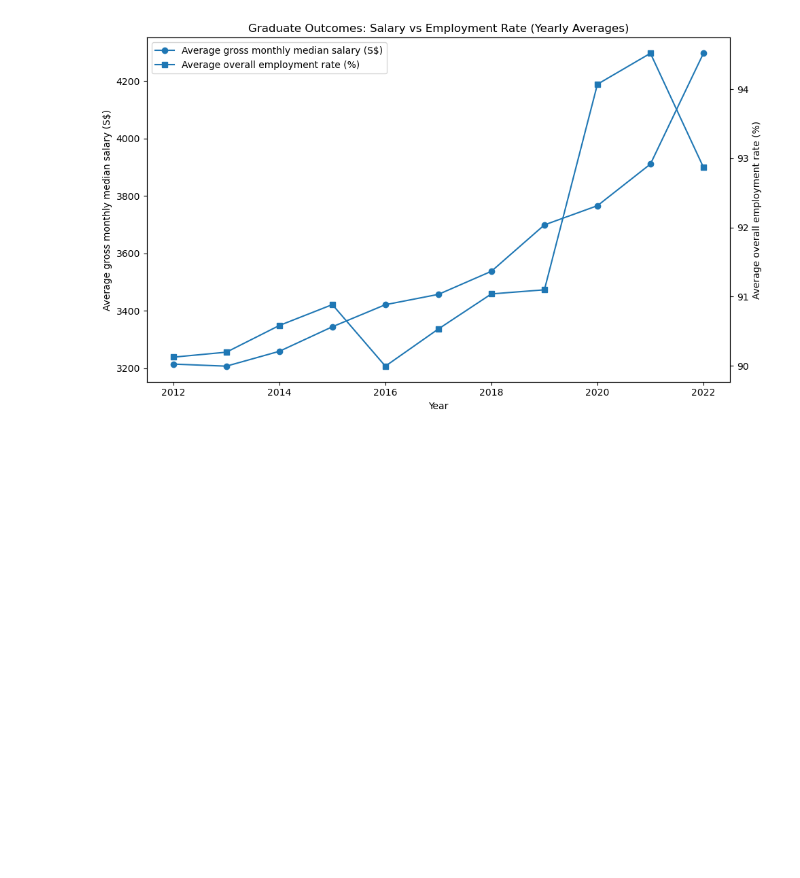
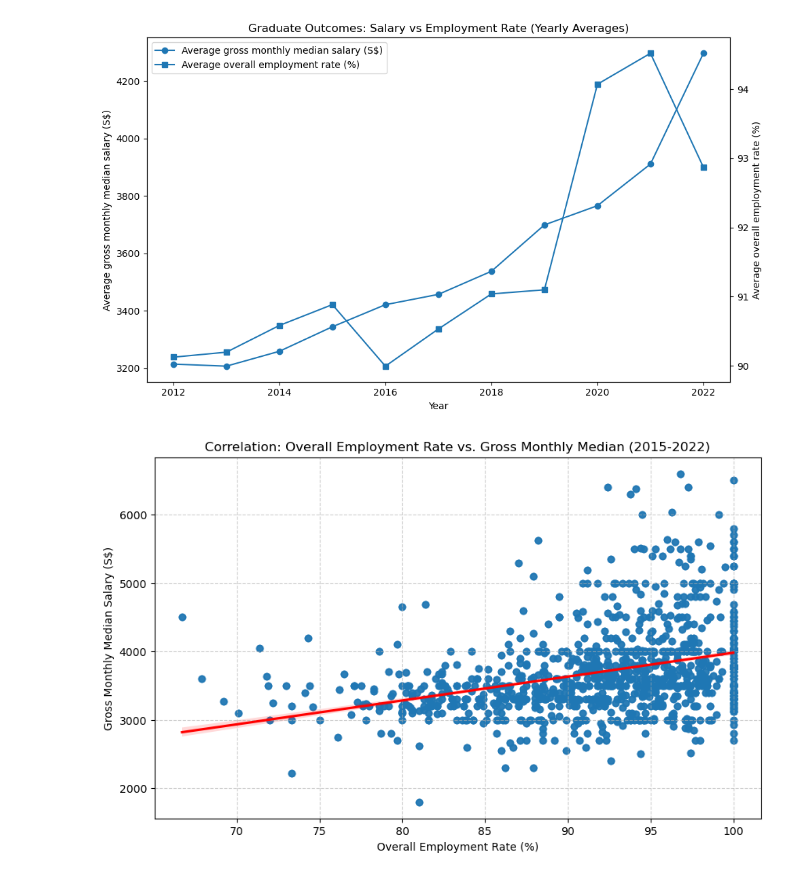
Before and after one commit to noodlebatteries124/pdas_ca2, a Jupyter notebook: p2518846-DAAAFT1B08-Kayden.ipynb, the cells around one changed output. Drawn from its saved outputs; the diff is of its cells as text; code cells hidden in the pictures; blank space fills up the shorter version.

Commit message:
scatterplot for salary vs employment rate

```diff
--- a/p2518846-DAAAFT1B08-Kayden.ipynb
+++ b/p2518846-DAAAFT1B08-Kayden.ipynb
@@ -557,3 +557,28 @@ plt.show()
 # %% [output]
 Correlation (salary median vs overall employment): 0.353
 [figure]
+# %%
+# 1. Filter for the specific years 2015 to 2022
+df_filtered = df_clean[(df_clean['year'] >= 2015) & (df_clean['year'] <= 2022)]
+
+plt.figure(figsize=(10, 6))
+
+# 2. Use regplot to show the scatter points AND the trend line (regression)
+sns.regplot(
+    data=df_filtered,
+    x="employment_rate_overall",
+    y="gross_monthly_median",
+    scatter_kws={'alpha':0.5}, # Makes points semi-transparent to see overlaps
+    line_kws={'color':'red'}    # Distinct color for the trend line
+)
+
+plt.title("Correlation: Overall Employment Rate vs. Gross Monthly Median (2015-2022)")
+plt.xlabel("Overall Employment Rate (%)")
+plt.ylabel("Gross Monthly Median Salary (S$)")
+
+# Add a grid for better readability
+plt.grid(True, linestyle='--', alpha=0.6)
+
+plt.show()
+# %% [output]
+[figure, added]
```
